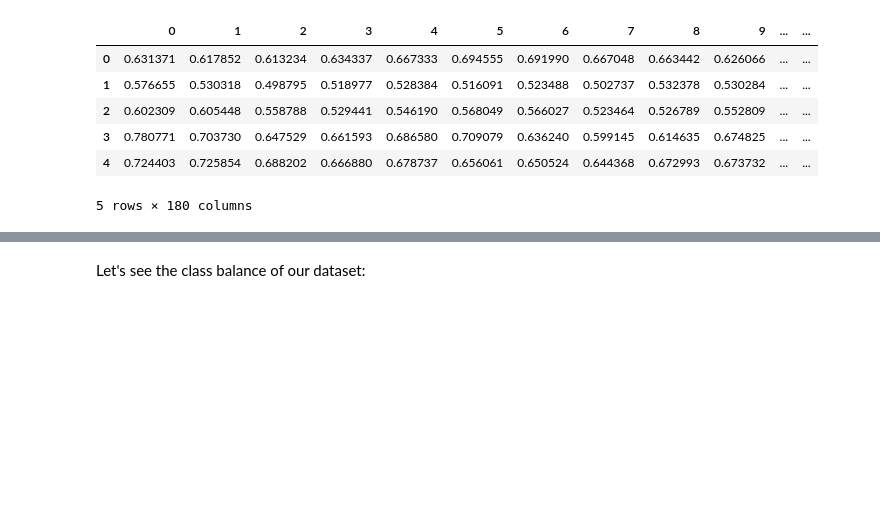
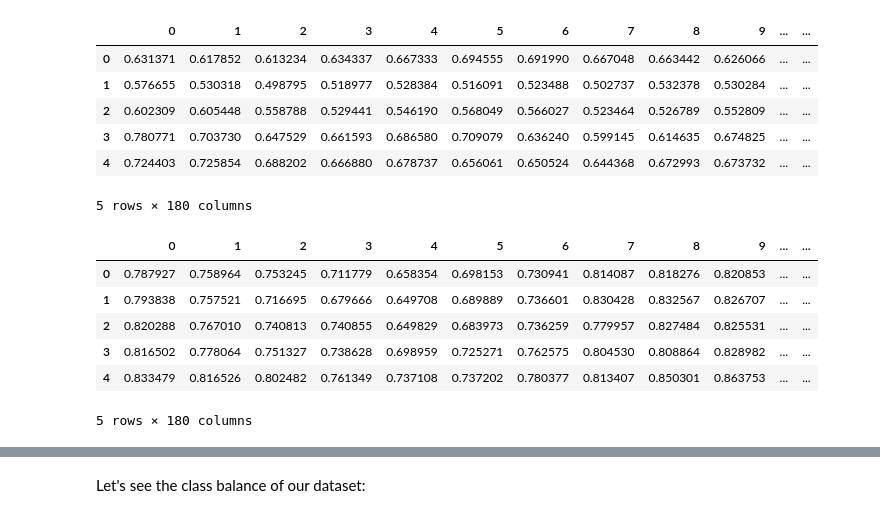
Before and after one commit to jaspergass/Week3-ClassicML, a Jupyter notebook: Week_3_MachineLearning.ipynb, the cells around one changed output, grey strips where cells are left out. Saved outputs shown, nothing was run; the diff lists cells and outputs as text; code cells hidden in the pictures; blank space fills up the shorter version.

```diff
--- a/Week_3_MachineLearning.ipynb
+++ b/Week_3_MachineLearning.ipynb
@@ -353,3 +361,13 @@ features.head()
 | 3 | 0.780771 | 0.703730 | 0.647529 | 0.661593 | 0.686580 | 0.709079 | 0.636240 | 0.599145 | 0.614635 | 0.674825 | ... | ... |
 | 4 | 0.724403 | 0.725854 | 0.688202 | 0.666880 | 0.678737 | 0.656061 | 0.650524 | 0.644368 | 0.672993 | 0.673732 | ... | ... |
 5 rows × 180 columns
+# %%
+my_data_features.head()
+# %% [output]
+|  | 0 | 1 | 2 | 3 | 4 | 5 | 6 | 7 | 8 | 9 | ... | ... |
+| 0 | 0.787927 | 0.758964 | 0.753245 | 0.711779 | 0.658354 | 0.698153 | 0.730941 | 0.814087 | 0.818276 | 0.820853 | ... | ... |
+| 1 | 0.793838 | 0.757521 | 0.716695 | 0.679666 | 0.649708 | 0.689889 | 0.736601 | 0.830428 | 0.832567 | 0.826707 | ... | ... |
+| 2 | 0.820288 | 0.767010 | 0.740813 | 0.740855 | 0.649829 | 0.683973 | 0.736259 | 0.779957 | 0.827484 | 0.825531 | ... | ... |
+| 3 | 0.816502 | 0.778064 | 0.751327 | 0.738628 | 0.698959 | 0.725271 | 0.762575 | 0.804530 | 0.808864 | 0.828982 | ... | ... |
+| 4 | 0.833479 | 0.816526 | 0.802482 | 0.761349 | 0.737108 | 0.737202 | 0.780377 | 0.813407 | 0.850301 | 0.863753 | ... | ... |
+5 rows × 180 columns
```
Also changed, not shown: parts of 12 cells of this notebook.
